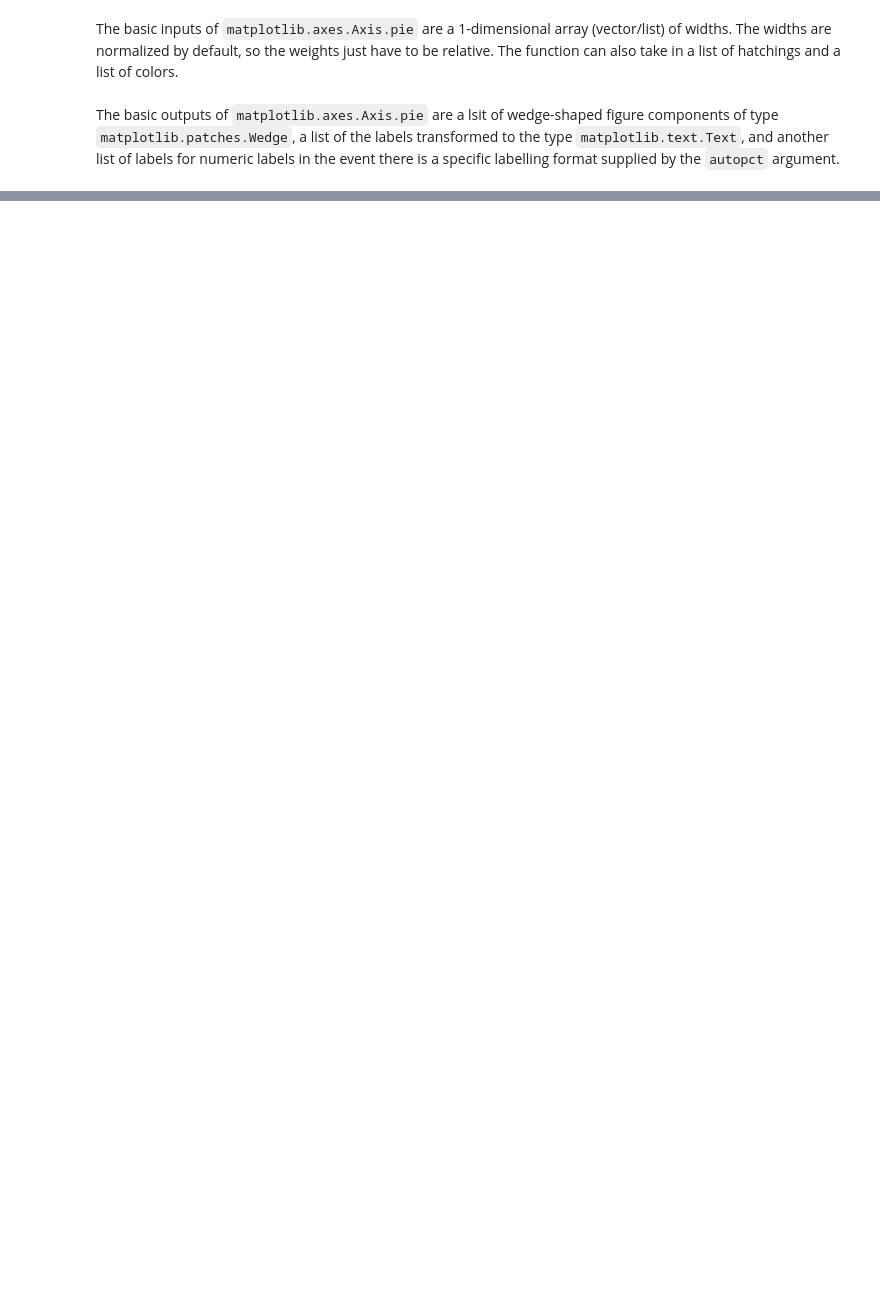
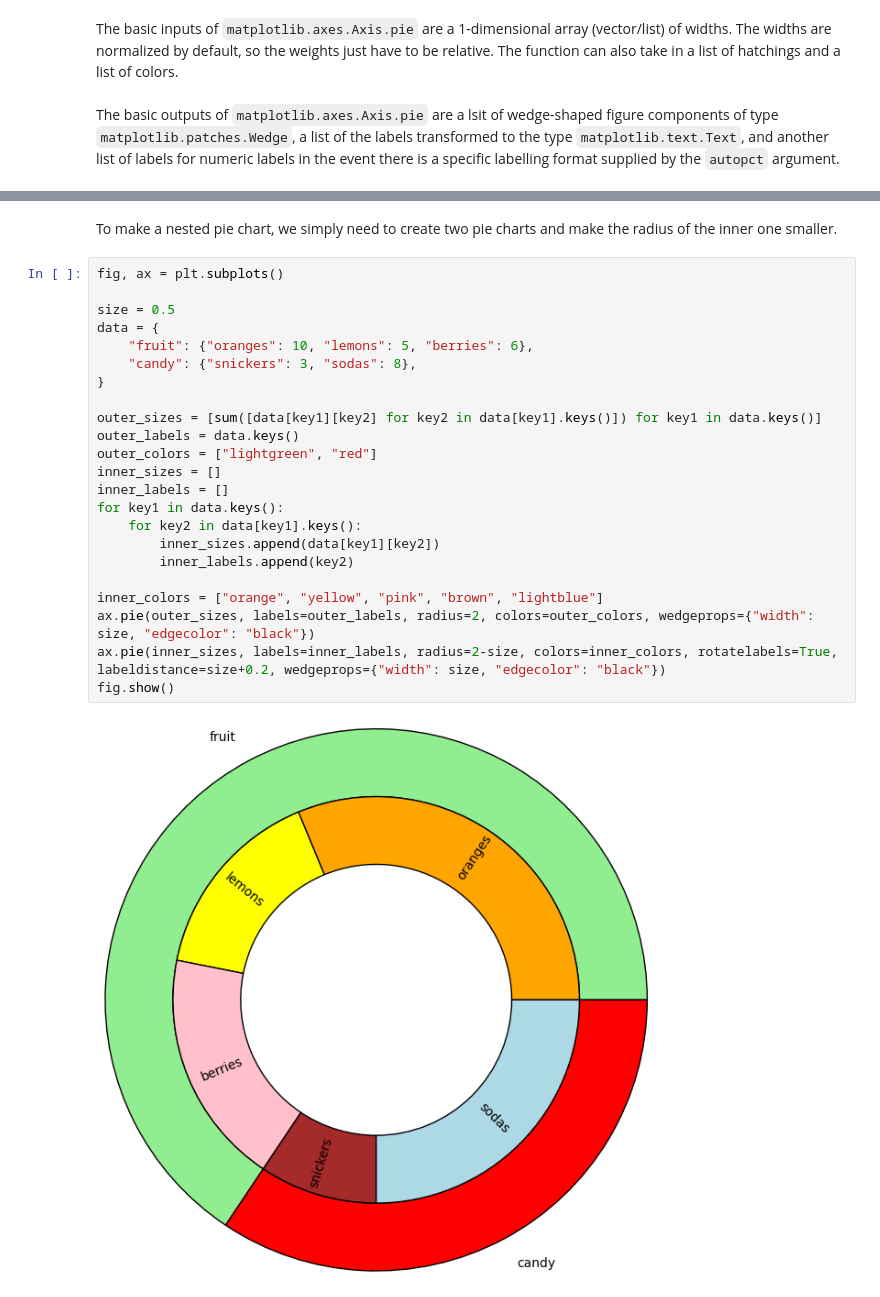
Before and after one commit to jaketanderson/phys41, a Jupyter notebook: Homework_3/Homework_3.ipynb, the cells around one changed output, grey strips where cells are left out. Drawn from its saved outputs; the diff is of its cells as text; blank space fills up the shorter version.

```diff
--- a/Homework_3/Homework_3.ipynb
+++ b/Homework_3/Homework_3.ipynb
@@ -158,0 +161,27 @@ fig2.show()
+# %% [markdown]
+To make a nested pie chart, we simply need to create two pie charts and make the radius of the inner one smaller.
+# %%
+fig, ax = plt.subplots()
+
+size = 0.5
+data = {
+    "fruit": {"oranges": 10, "lemons": 5, "berries": 6},
+    "candy": {"snickers": 3, "sodas": 8},
+}
+
+outer_sizes = [sum([data[key1][key2] for key2 in data[key1].keys()]) for key1 in data.keys()]
+outer_labels = data.keys()
+outer_colors = ["lightgreen", "red"]
+inner_sizes = []
+inner_labels = []
+for key1 in data.keys():
+    for key2 in data[key1].keys():
+        inner_sizes.append(data[key1][key2])
+        inner_labels.append(key2)
+
+inner_colors = ["orange", "yellow", "pink", "brown", "lightblue"]
+ax.pie(outer_sizes, labels=outer_labels, radius=2, colors=outer_colors, wedgeprops={"width": size, "edgecolor": "black"})
+ax.pie(inner_sizes, labels=inner_labels, radius=2-size, colors=inner_colors, rotatelabels=True, labeldistance=size+0.2, wedgeprops={"width": size, "edgecolor": "black"})
+fig.show()
+# %% [output]
+[figure, added]
```
Also changed, not shown: parts of 4 cells of this notebook.
